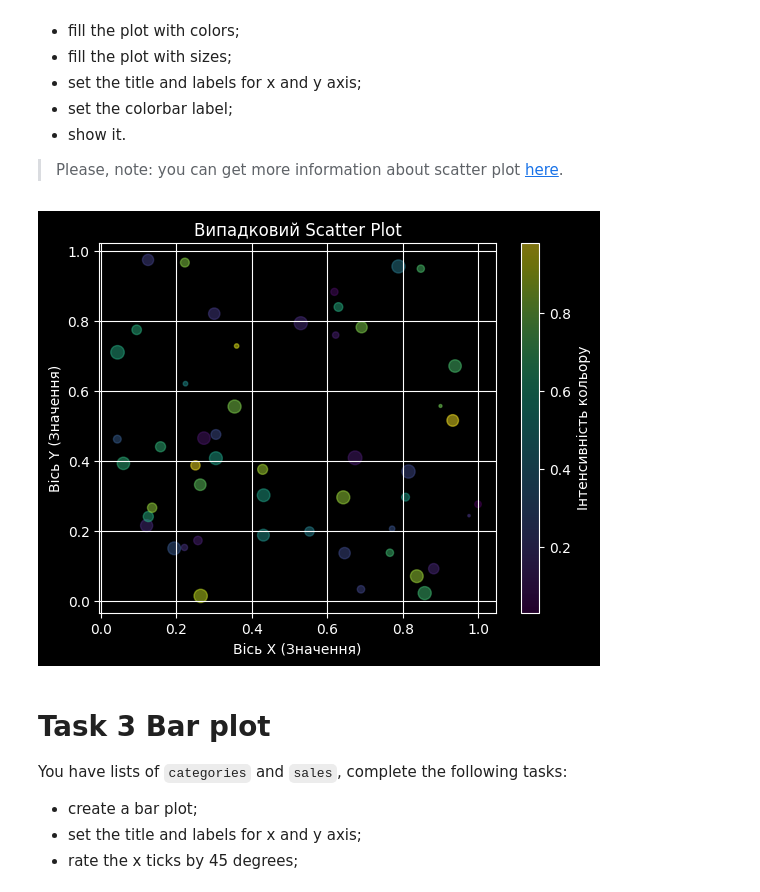
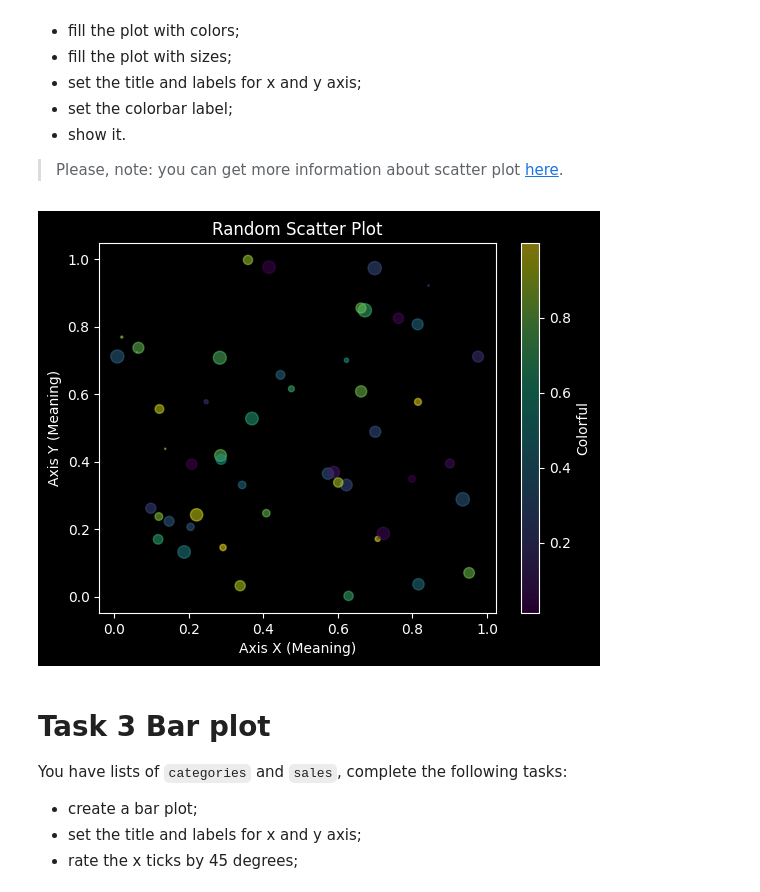
Before and after one commit to SerhiiChumak/py-matplotlib, a Jupyter notebook: app/matplotlib.ipynb, the cells around one changed output. Saved outputs shown, nothing was run; the diff lists cells and outputs as text; code cells hidden in the pictures.

```diff
--- a/app/matplotlib.ipynb
+++ b/app/matplotlib.ipynb
@@ -48,22 +44,18 @@ Complete the following tasks:
 # %%
 x = np.random.rand(50)
 y = np.random.rand(50)
 colors = np.random.rand(50)
 sizes = 100 * np.random.rand(50)
 
-# write your code here
 plt.scatter(x, y, c=colors, s=sizes, alpha=0.5, cmap='viridis')
-
-plt.title('Випадковий Scatter Plot')
-plt.xlabel('Вісь X (Значення)')
-plt.ylabel('Вісь Y (Значення)')
-
+plt.title('Random Scatter Plot')
+plt.xlabel('Axis X (Meaning)')
+plt.ylabel('Axis Y (Meaning)')
 cbar = plt.colorbar()
-cbar.set_label('Інтенсивність кольору')
-plt.grid(True)
+cbar.set_label('Colorful')
 plt.show()
 # %% [output]
-[figure, old version]
+[figure, new version]
 # %% [markdown]
 # Task 3 Bar plot
 
```
Also changed, not shown: parts of 7 cells of this notebook.
